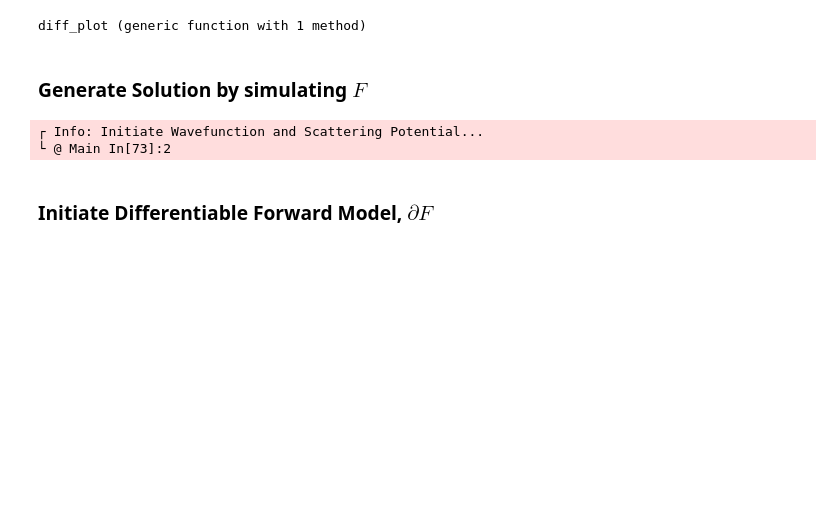
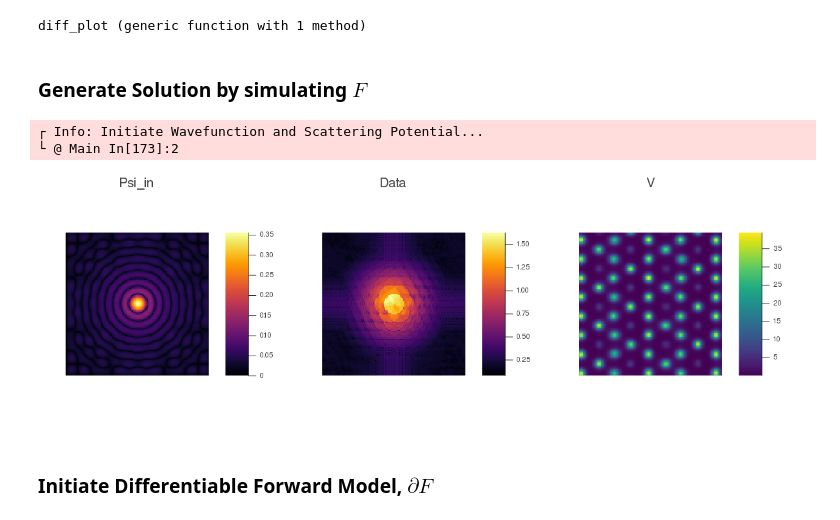
Before and after one commit to nlaanait/DiffPsi, a Jupyter notebook: DiffForwardMSA.ipynb, the cells around one changed output. Cells and saved outputs as stored; diff of their text form; code cells hidden in the pictures; blank space fills up the shorter version.

Commit message:
fully functional diffP solution to the phase problem!

```diff
--- a/DiffForwardMSA.ipynb
+++ b/DiffForwardMSA.ipynb
@@ -75,13 +62,20 @@ Dict{String,Any} with 5 entries:
 # %%
-simParams = MSA.SimulationState(0.05, 64, 5.6, 0.02, soft_aperture, probe)
+soft_aperture = Dict("type" => "soft",
+                     "factor" => 100.0)
+hard_aperture = Dict("type" => "hard")
+probe = Dict("phase_error" => "spherical",
+             "C1" => 0.,
+             "C3" => 0.,
+             "C5" => 0.,
+             "Scherzer" => false)
+simParams = MSA.SimulationState(0.05, 128, 5.6, 0.02, soft_aperture, probe)
 probe_positions=[(0,0)]
-sigma = 1
-slice_thickness = 0.1
+sigma = 1e-1
+slice_thickness = 1
 num_slices = 4
 
 # load a potential
-v_file = npzread("../potential_7559.npy")
-v_guess = npzread("../potential_5307.npy")
+v_file = npzread("data/potential_7559.npy")
 if simParams.sampling == 128
     crop_top = map(Int, [size(v_file)[1] * (1/4), size(v_file)[2] * (3/4)])
 else
@@ -89,6 +83,5 @@ else
 end
 slice = range(crop_top[1], stop=crop_top[2]-1)
 v_file = v_file[slice, slice]
-v_guess = v_guess[slice, slice]
 size(v_file)
 # %% [output]
@@ -152,24 +145,49 @@ function diff_plot(psi_out_pred, psi_out_true;clims=:auto)
 end
 # %% [output]
 diff_plot (generic function with 1 method)
+# %%
+soft_aperture = Dict("type" => "soft",
+                     "factor" => 100.0)
+hard_aperture = Dict("type" => "hard")
+probe = Dict("phase_error" => "spherical",
+             "C1" => 0.,
+             "C3" => 0.,
+             "C5" => 0.,
+             "Scherzer" => false)
+simParams = MSA.SimulationState(0.05, 128, 5.6, 0.02, soft_aperture, probe, 1e-1, 1)
+x_max=0.5
+x_steps = 4
+probe_positions = [(j * Float32(simParams.sampling), i * Float32(simParams.sampling) )
+            for i in range(-x_max,x_max, length=x_steps), j in range(-x_max,x_max, length=x_steps)]
+# %%
+# load a potential
+v_file = npzread("data/potential_7559.npy")
+if simParams.sampling == 128
+    crop_top = map(Int, [size(v_file)[1] * (1/4), size(v_file)[2] * (3/4)])
+elseif simPara
+    crop_top = map(Int, [size(v_file)[1] * (1/8), size(v_file)[2] * (3/8)])
+end
+slice = range(crop_top[1], stop=crop_top[2]-1)
+v_file = v_file[slice, slice];
 # %% [markdown]
 ### Generate Solution by simulating $F$
 # %%
 k_size = (simParams.sampling,simParams.sampling)
 @info("Initiate Wavefunction and Scattering Potential...")
 psi, _ = MSA.build_probe(simParams)
 psi_trg = psi
 cpy_trg = copy(psi_trg)
 V_trg = randn(ComplexF32, (k_size..., num_slices))
 for idx in 1:size(V_trg, 3)
-    V_trg[:,:,idx] = im * v_file
+    V_trg[:,:,idx] = v_file
 end
 MSA.multislice!(psi_trg, V_trg, simParams.λ, slice_thickness, sigma)
 psi2_trg = abs2.(psi_trg)
 comp_plot(psi2_trg, cpy_trg, V_trg)
 # %% [output]
 ┌ Info: Initiate Wavefunction and Scattering Potential...
-└ @ Main In[73]:2
+└ @ Main In[173]:2
+[figure, added]
 # %% [markdown]
 ### Initiate Differentiable Forward Model, $\partial F$
 # %%
```
Also changed, not shown: parts of 16 cells of this notebook, 3 other files.
